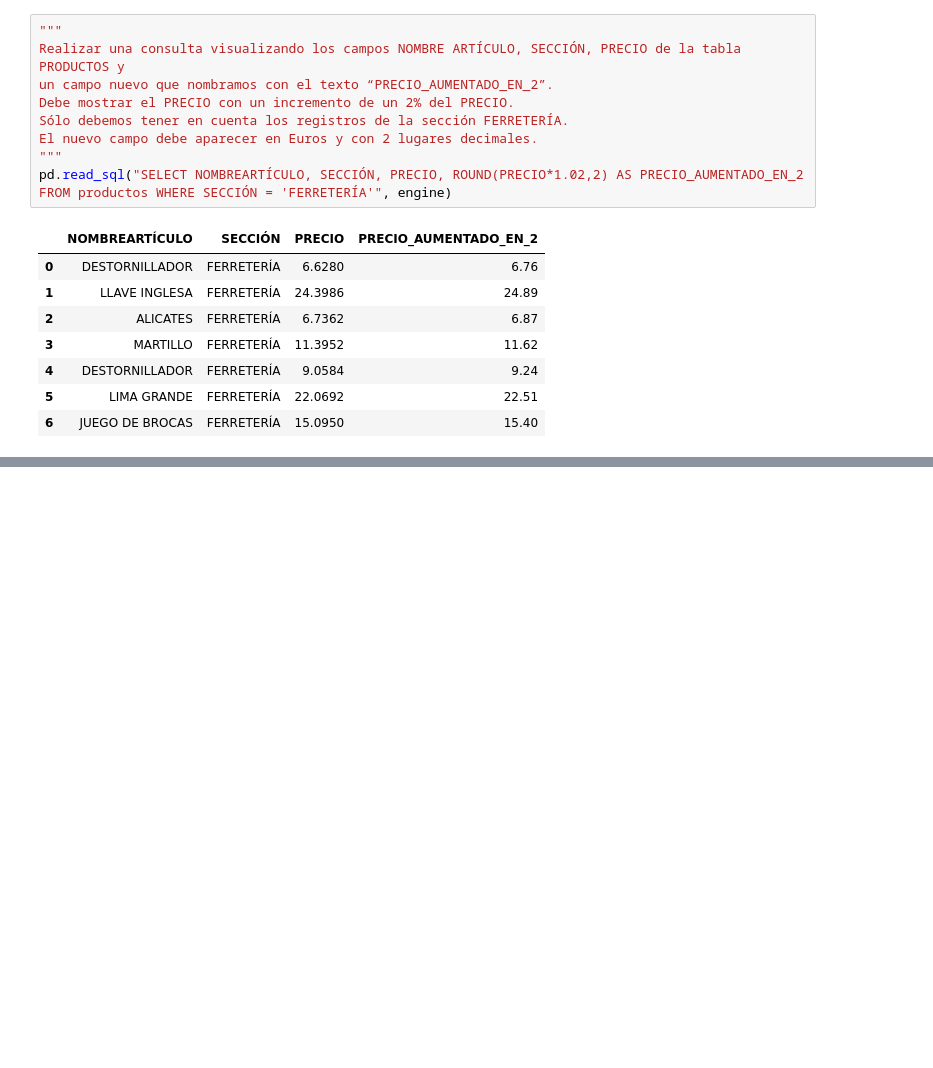
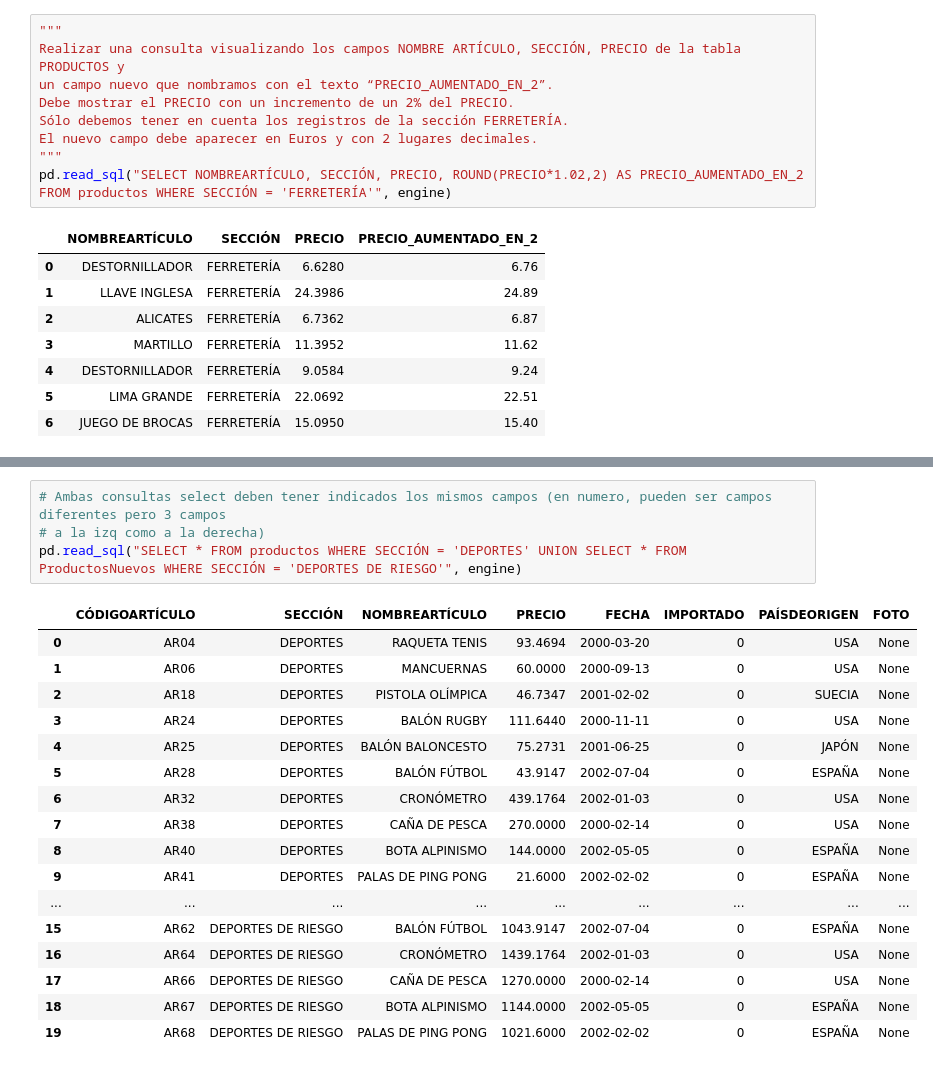
Before and after one commit to preciii7/practica_programacion, a Jupyter notebook: sql/mas_ejercicios_practica.ipynb, the cells around one changed output, grey strips where cells are left out. Cells and saved outputs as stored; diff of their text form; blank space fills up the shorter version.

```diff
--- a/sql/mas_ejercicios_practica.ipynb
+++ b/sql/mas_ejercicios_practica.ipynb
@@ -627,0 +669,22 @@ pd.read_sql("SELECT NOMBREARTÍCULO, SECCIÓN, PRECIO, ROUND(PRECIO-(PRECIO*0.05
+# %%
+# Ambas consultas select deben tener indicados los mismos campos (en numero, pueden ser campos diferentes pero 3 campos
+# a la izq como a la derecha)
+pd.read_sql("SELECT * FROM productos WHERE SECCIÓN = 'DEPORTES' UNION SELECT * FROM ProductosNuevos WHERE SECCIÓN = 'DEPORTES DE RIESGO'", engine)
+# %% [output]
+|  | CÓDIGOARTÍCULO | SECCIÓN | NOMBREARTÍCULO | PRECIO | FECHA | IMPORTADO | PAÍSDEORIGEN | FOTO |
+| 0 | AR04 | DEPORTES | RAQUETA TENIS | 93.4694 | 2000-03-20 | 0 | USA | None |
+| 1 | AR06 | DEPORTES | MANCUERNAS | 60.0000 | 2000-09-13 | 0 | USA | None |
+| 2 | AR18 | DEPORTES | PISTOLA OLÍMPICA | 46.7347 | 2001-02-02 | 0 | SUECIA | None |
+| 3 | AR24 | DEPORTES | BALÓN RUGBY | 111.6440 | 2000-11-11 | 0 | USA | None |
+| 4 | AR25 | DEPORTES | BALÓN BALONCESTO | 75.2731 | 2001-06-25 | 0 | JAPÓN | None |
+| 5 | AR28 | DEPORTES | BALÓN FÚTBOL | 43.9147 | 2002-07-04 | 0 | ESPAÑA | None |
+| 6 | AR32 | DEPORTES | CRONÓMETRO | 439.1764 | 2002-01-03 | 0 | USA | None |
+| 7 | AR38 | DEPORTES | CAÑA DE PESCA | 270.0000 | 2000-02-14 | 0 | USA | None |
+| 8 | AR40 | DEPORTES | BOTA ALPINISMO | 144.0000 | 2002-05-05 | 0 | ESPAÑA | None |
+| 9 | AR41 | DEPORTES | PALAS DE PING PONG | 21.6000 | 2002-02-02 | 0 | ESPAÑA | None |
+| ... | ... | ... | ... | ... | ... | ... | ... | ... |
+| 15 | AR62 | DEPORTES DE RIESGO | BALÓN FÚTBOL | 1043.9147 | 2002-07-04 | 0 | ESPAÑA | None |
+| 16 | AR64 | DEPORTES DE RIESGO | CRONÓMETRO | 1439.1764 | 2002-01-03 | 0 | USA | None |
+| 17 | AR66 | DEPORTES DE RIESGO | CAÑA DE PESCA | 1270.0000 | 2000-02-14 | 0 | USA | None |
+| 18 | AR67 | DEPORTES DE RIESGO | BOTA ALPINISMO | 1144.0000 | 2002-05-05 | 0 | ESPAÑA | None |
+| 19 | AR68 | DEPORTES DE RIESGO | PALAS DE PING PONG | 1021.6000 | 2002-02-02 | 0 | ESPAÑA | None |
```
Also changed, not shown: parts of 9 cells of this notebook, 1 other file.
